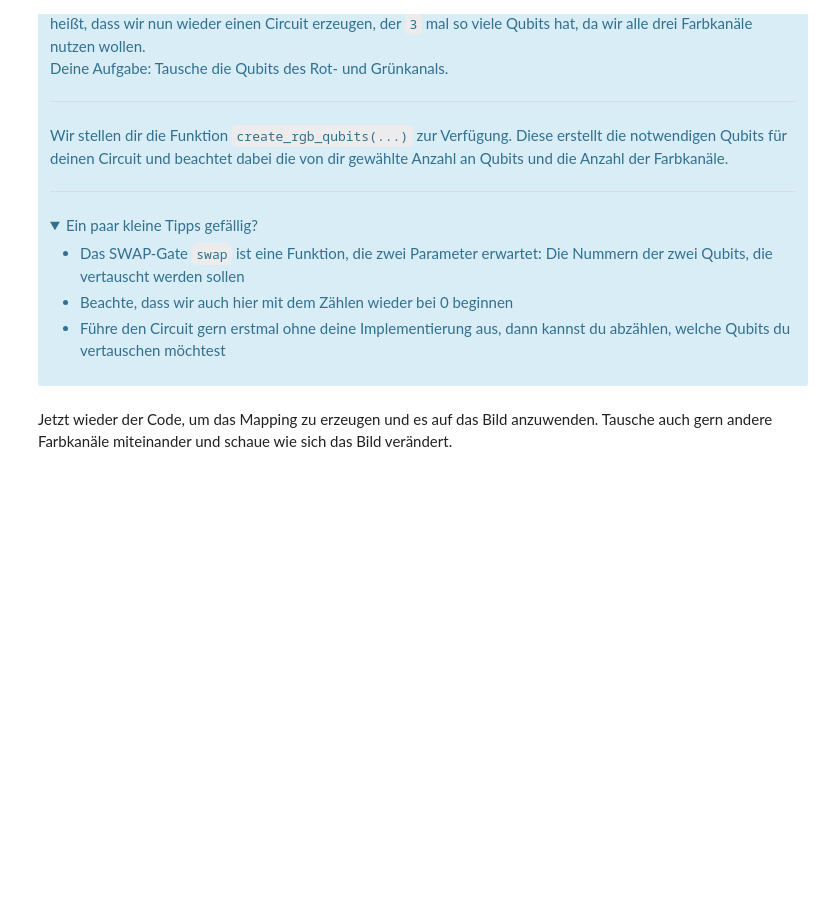
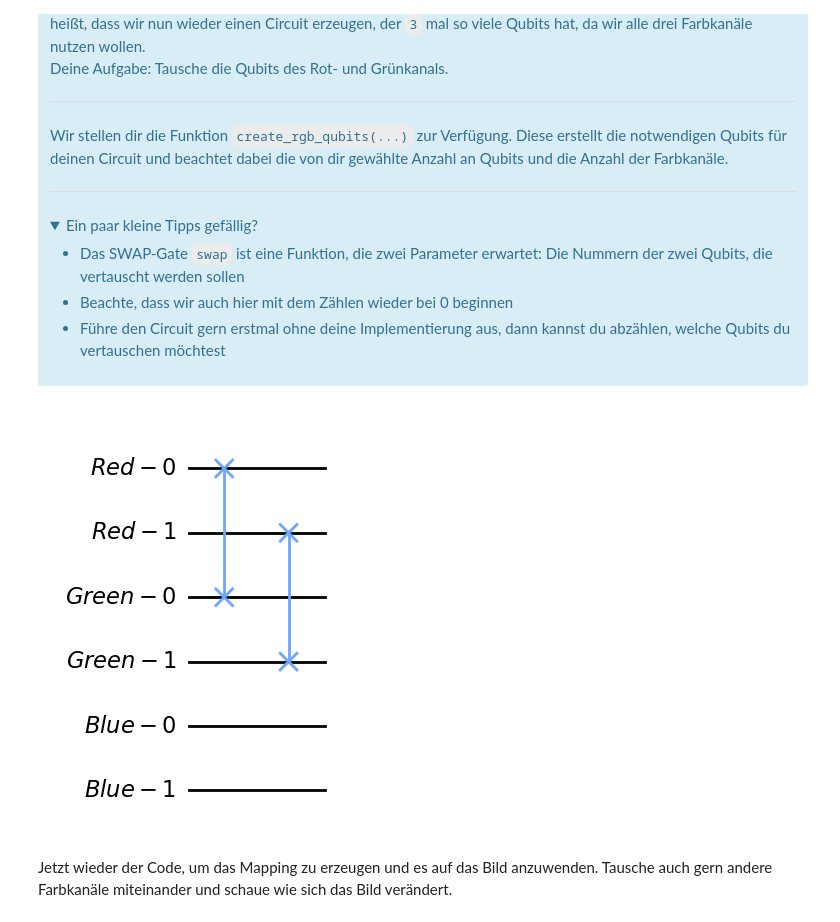
Before and after one commit to eileen-kuehn/intro_qc4images, a Jupyter notebook: worksheets/QolorQoding.ipynb, the cells around one changed output. Cells and saved outputs as stored; diff of their text form; code cells hidden in the pictures; folded sections open; blank space fills up the shorter version.

```diff
--- a/worksheets/QolorQoding.ipynb
+++ b/worksheets/QolorQoding.ipynb
@@ -211,12 +250,15 @@ Es gibt aber noch mehr! Bisher war immer die Rede von Operationen auf einzelnen
 # %%
 rgb_qubits = create_rgb_qubits(my_qubit_count())
 quantum_circuit_3d = QuantumCircuit(*rgb_qubits)
 
 # --- Ab hier dein Code ---
-
+for qubit in range(my_qubit_count()):
+    quantum_circuit_3d.swap(qubit, my_qubit_count() + qubit)
 # -------------------------
 
 quantum_circuit_3d.draw(output="mpl")
+# %% [output]
+[figure, added]
 # %% [markdown]
 Jetzt wieder der Code, um das Mapping zu erzeugen und es auf das Bild anzuwenden.
 Tausche auch gern andere Farbkanäle miteinander und schaue wie sich das Bild verändert.
```
Also changed, not shown: parts of 19 cells of this notebook, 4 other files.
